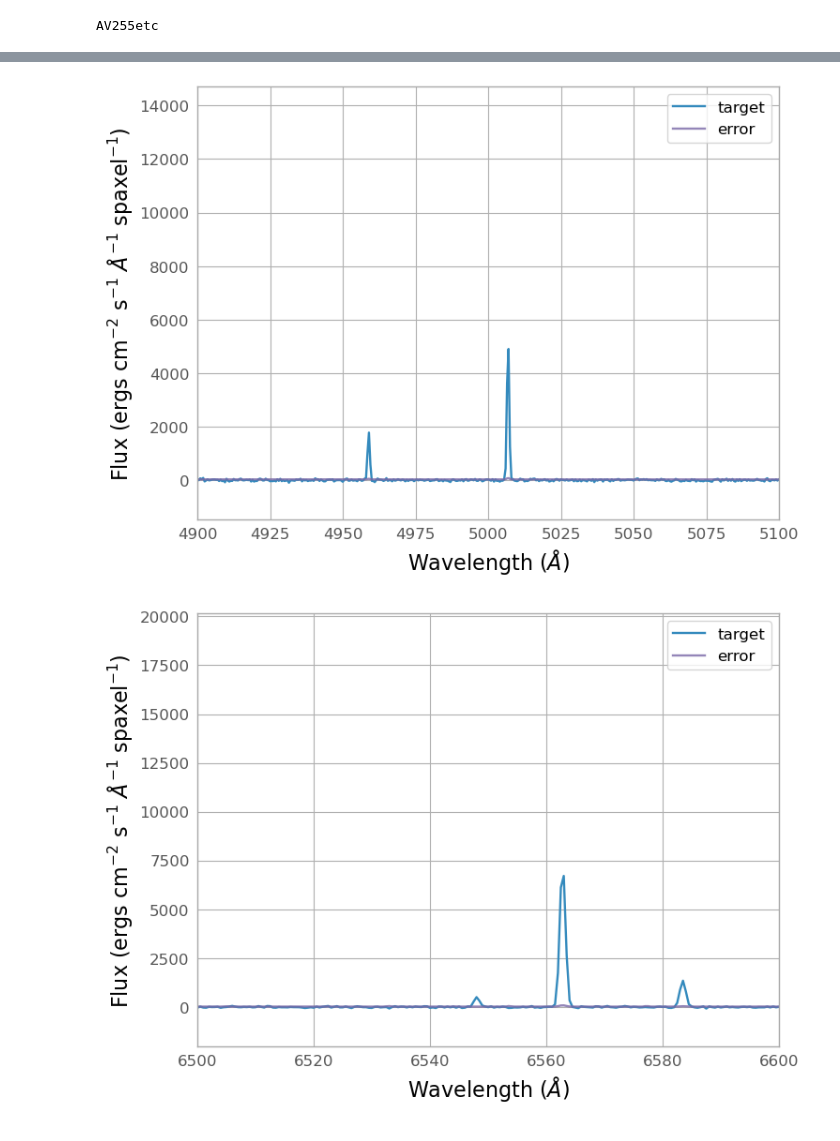
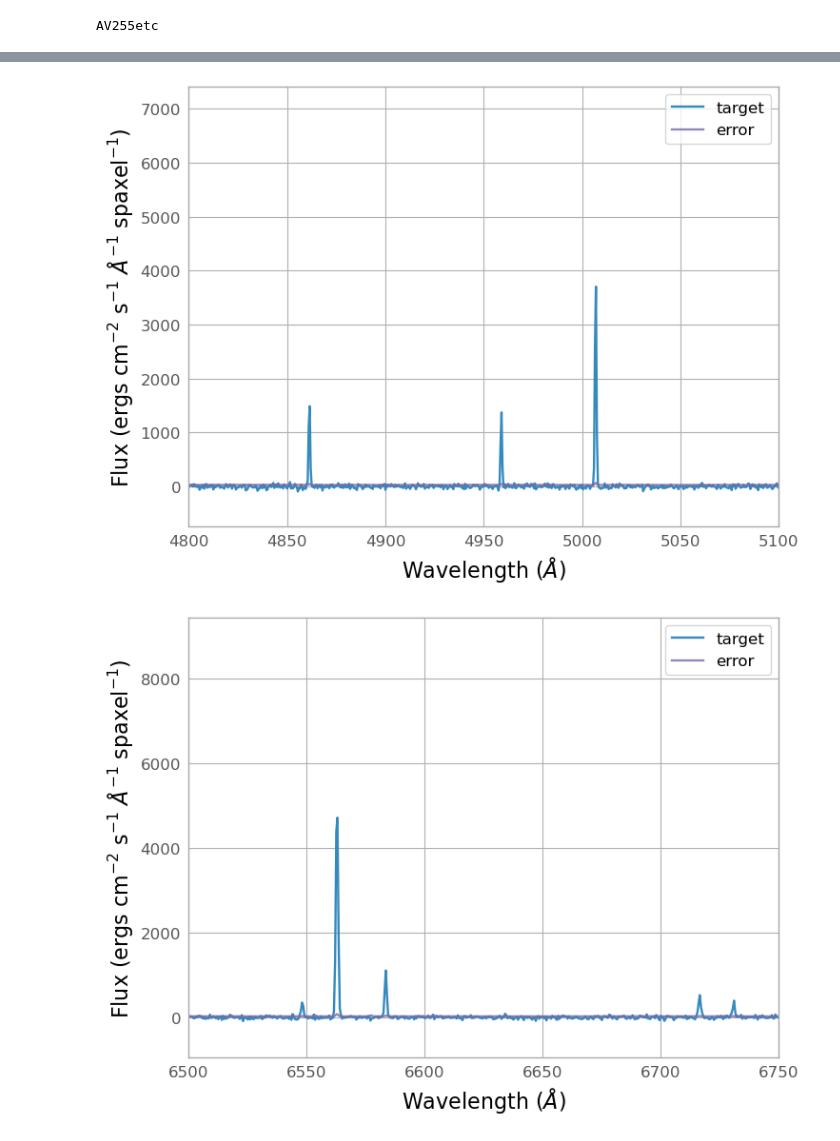
Before and after one commit to sdss/lvm_early_science, a Jupyter notebook: ETC_samples/smc_nebulae/SMC_AV255_ETC.ipynb, the cells around one changed output, grey strips where cells are left out. Saved outputs shown, nothing was run; the diff lists cells and outputs as text; code cells hidden in the pictures.

```diff
--- a/ETC_samples/smc_nebulae/SMC_AV255_ETC.ipynb
+++ b/ETC_samples/smc_nebulae/SMC_AV255_ETC.ipynb
@@ -103,7 +104,7 @@ def plot_spec(xfits=None,wmin=3800,wmax=7200):
     plt.plot(w,err-0.5e-13,label='error',alpha=0.8)
     plt.legend()
     plt.xlim(wmin,wmax)
-    ymax=3*np.max(flux)
+    ymax=2*np.max(flux)
     ymin=-0.1*ymax
     plt.ylim(ymin,ymax)
     # plt.ylim(-1e-13,3e-13)
@@ -117,8 +118,8 @@ plot_spec(xfits=f'{src}/outputs/{src}_linear_central_3483_realization.fits', wmi
 # %%
-plot_spec(xfits=f'{src}/outputs/{src}_linear_central_3483_realization.fits', wmin=4900,wmax=5100)
+plot_spec(xfits=f'{src}/outputs/{src}_linear_central_3483_realization.fits', wmin=4800,wmax=5100)
 # %% [output]
-[figure, old version]
+[figure, new version]
 # %%
-plot_spec(xfits=f'{src}/outputs/{src}_linear_central_3483_realization.fits', wmin=6500,wmax=6600)
+plot_spec(xfits=f'{src}/outputs/{src}_linear_central_3483_realization.fits', wmin=6500,wmax=6750)
 # %% [output]
-[figure, old version]
+[figure, new version]
```
Also changed, not shown: parts of 3 cells of this notebook, 2 other files.
